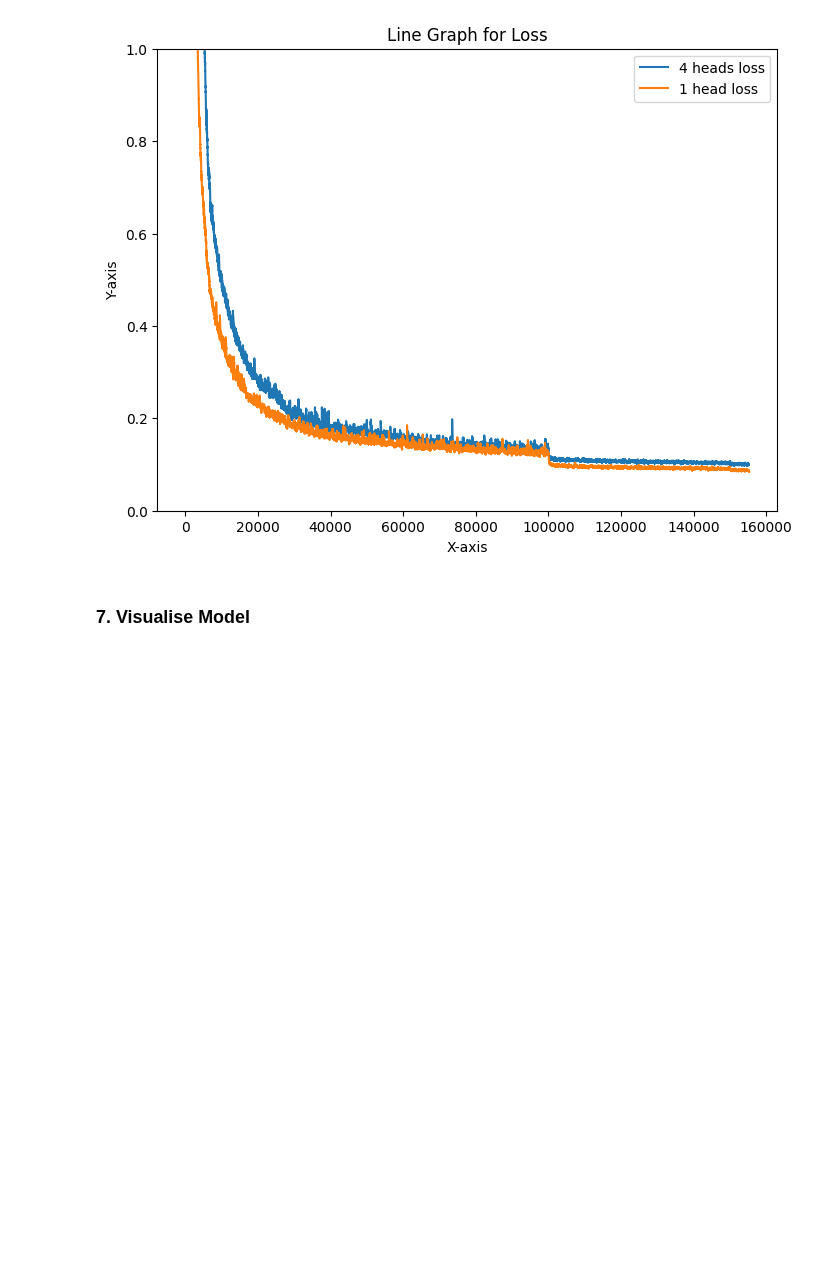
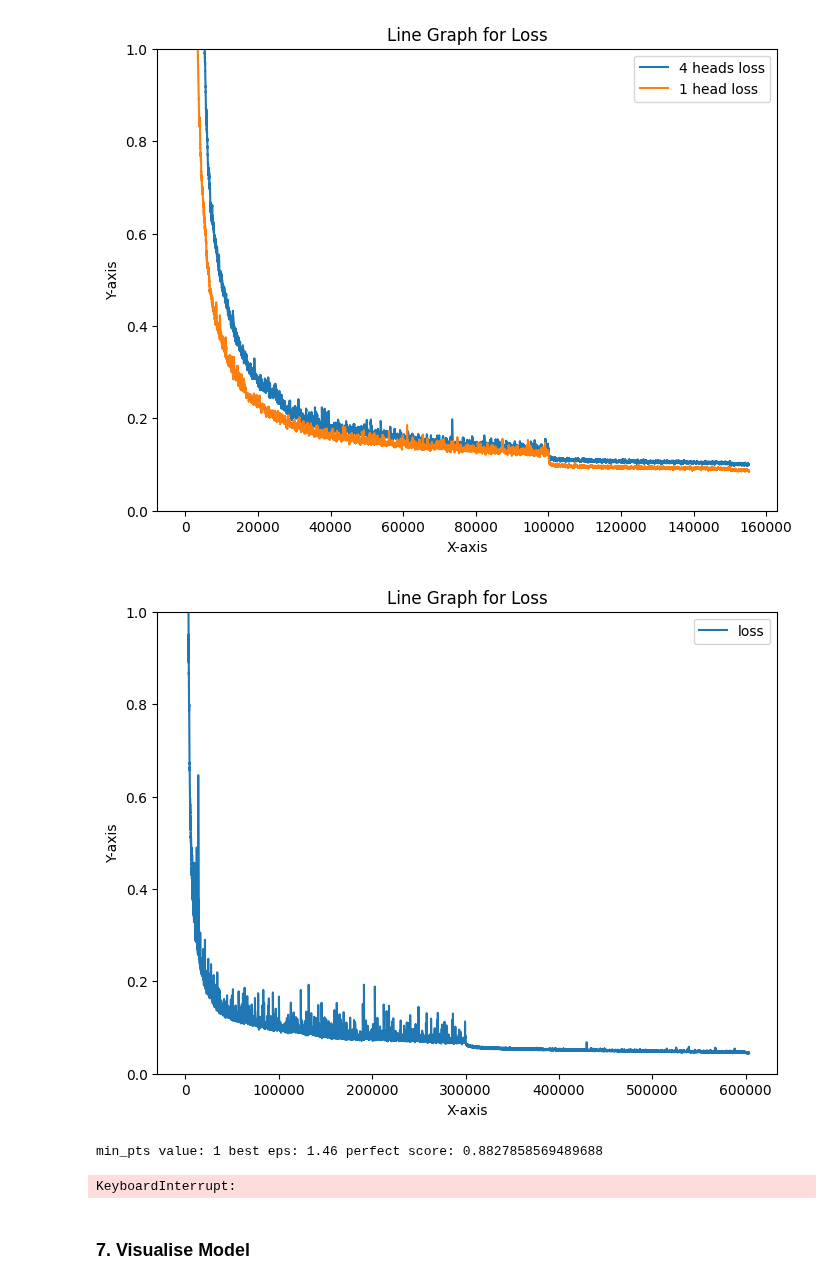
Before and after one commit to gnn-tracking/jian-gnn-tracking-experiments, a Jupyter notebook: notebooks/test.ipynb, the cells around one changed output. Drawn from its saved outputs; the diff is of its cells as text; code cells hidden in the pictures; blank space fills up the shorter version.

```diff
--- a/notebooks/test.ipynb
+++ b/notebooks/test.ipynb
@@ -127,9 +127,9 @@ class Model(torch.nn.Module):
 # %% [markdown]
 ##### Test model, four heads
 # %%
-gravnet = Model(embed_dim=32, map_dim=4, intermediate_dim=16, k=3, num_heads=4, num_layers=6).to(device)
+gravnet = Model(embed_dim=64, map_dim=4, intermediate_dim=32, k=4, num_heads=4, num_layers=6).to(device)
 # %%
-lr = 0.001
+lr = 0.0002
 optimizer = torch.optim.Adam(gravnet.parameters(), lr=lr, betas=(0.9, 0.999))
 # %%
 data_index = 0
@@ -137,27 +137,32 @@ loss_storage = []
 iteration = 0
 smoothed_loss = 1
 smoothed_acc = 1
+# %%
+batch_size = 4
 # %%
 while True:
-    iteration += 1
+    iteration += batch_size
     optimizer.zero_grad()
-    x, beta = gravnet(train_data[data_index].x, False)
-    loss = loss_function(x, beta, train_data[data_index])
+
+    for i in range(batch_size):
+        x, beta = gravnet(train_data[data_index + i].x, False)
+        if i == 0:
+            loss = loss_function(x, beta, train_data[data_index + i])/batch_size
+        else:
+            loss += loss_function(x, beta, train_data[data_index + i])/batch_size
 
     smoothed_loss = smoothed_loss*0.99 + loss.item()*0.01
-    smoothed_acc = smoothed_acc*0.99 + accuracy(x, train_data[data_index].particle_id)*0.01
+    smoothed_acc = smoothed_acc*0.99 + accuracy(x, train_data[data_index + batch_size - 1].particle_id)*0.01
     print("Iteration:", iteration, "Total Loss: ", smoothed_loss, "Acc:", smoothed_acc)
     loss_storage.append(smoothed_loss)
 
     loss.backward()
     optimizer.step()
-    data_index += 1
+    data_index += batch_size
 
-    if(data_index >= len(train_data)):
+    if(data_index + batch_size >= len(train_data)):
         data_index = 0
         random.shuffle(train_data)
-
-    if iteration % 100000 == 0:
-        break
+        train_data[0].x.size()
 
 # Cleared training output due to length
@@ -216,6 +203,21 @@ plt.legend()
 plt.show()
 # %% [output]
 [figure]
+# %%
+plt.figure(figsize=(8, 6))
+
+sns.lineplot(x=range(len(loss_storage)), y=loss_storage, label="loss")
+
+plt.title('Line Graph for Loss')
+plt.xlabel('X-axis')
+plt.ylabel('Y-axis')
+
+plt.gca().set_ylim(0, 1)
+
+plt.legend()
+plt.show()
+# %% [output]
+[figure, added]
 # %%
 # Function to calculate perfect match metric
 
@@ -263,7 +265,10 @@ def cluster_scan(model, iterations=100, max_eps=2, max_pts=10):
 # %%
 cluster_scan(gravnet2, 40)
 # %%
-cluster_scan(gravnet, 40)
+cluster_scan(gravnet, 100)
+# %% [output]
+min_pts value: 1 best eps: 1.46 perfect score: 0.8827858569489688
+KeyboardInterrupt:
 # %% [markdown]
 ### 7. Visualise Model
 # %%
```
Also changed, not shown: parts of 7 cells of this notebook, 1 other file.
